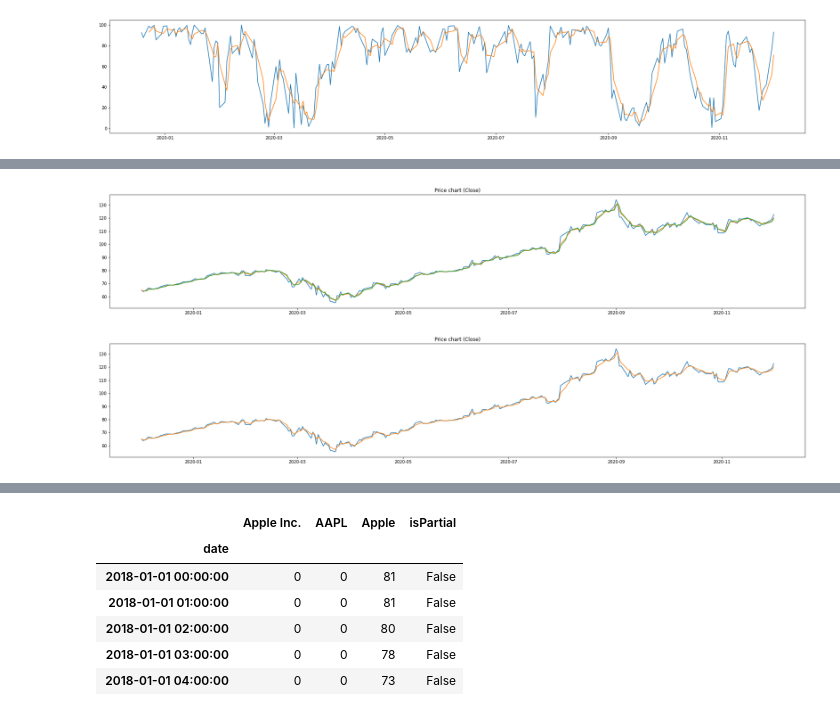
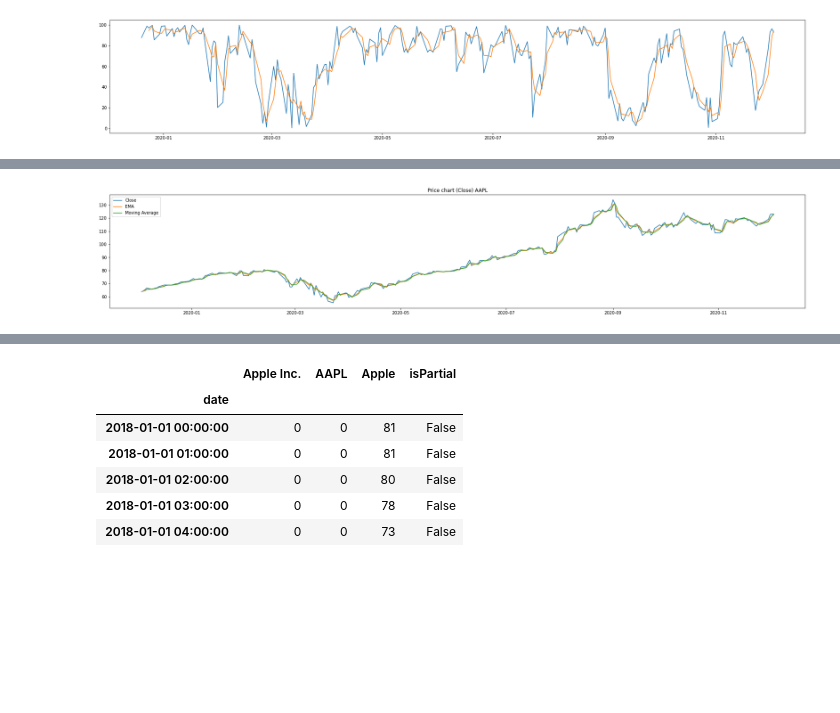
Before and after one commit to Sommerli/stock-prediction, a Jupyter notebook: stock_prediction.ipynb, the cells around one changed output, grey strips where cells are left out. Cells and saved outputs as stored; diff of their text form; code cells hidden in the pictures; blank space fills up the shorter version.

```diff
--- a/stock_prediction.ipynb
+++ b/stock_prediction.ipynb
@@ -203,28 +224,26 @@ plt.show()
 # %%
-# Moving Average
+# Moving Average + Exponential moving average
 
 def Moving_Average(data, time_window):
     data_rolling = data.rolling(window= time_window).mean()
     return data_rolling
 
 df["Moving Average"] = Moving_Average(df["Close"], 3)
 
 def EMA(data):
     ema = data.ewm(span= 3, adjust=False).mean()       #https://pandas.pydata.org/pandas-docs/stable/user_guide/computation.html#stats-moments-exponentially-weighted
 
     return ema
 
 df["EMA"] = EMA(df["Close"])
 
-plt.figure(figsize=(30,5))
-plt.plot(df.index, df[['Close', "EMA", "Moving Average"]])
-plt.title('Price chart (Close)')
+fig_estimators = plt.figure(figsize=(30,5))
+ax_estimators = fig_estimators.add_subplot()
+ax_estimators.plot(df.index, df[['Close']], label = "Close")
+ax_estimators.plot(df.index, df[["EMA"]], label = "EMA")
+ax_estimators.plot(df.index, df[["Moving Average"]], label = "Moving Average")
+plt.title('Price chart (Close) ' + TICKER)
+plt.legend()
 plt.show()
-
-plt.figure(figsize=(30,5))
-plt.plot(df.index, df['Close'], df["EMA"])
-plt.title('Price chart (Close)')
-plt.show()
 # %% [output]
-[figure, old version]
+[figure, new version]
-[figure, removed]
```
Also changed, not shown: parts of 18 cells of this notebook.
